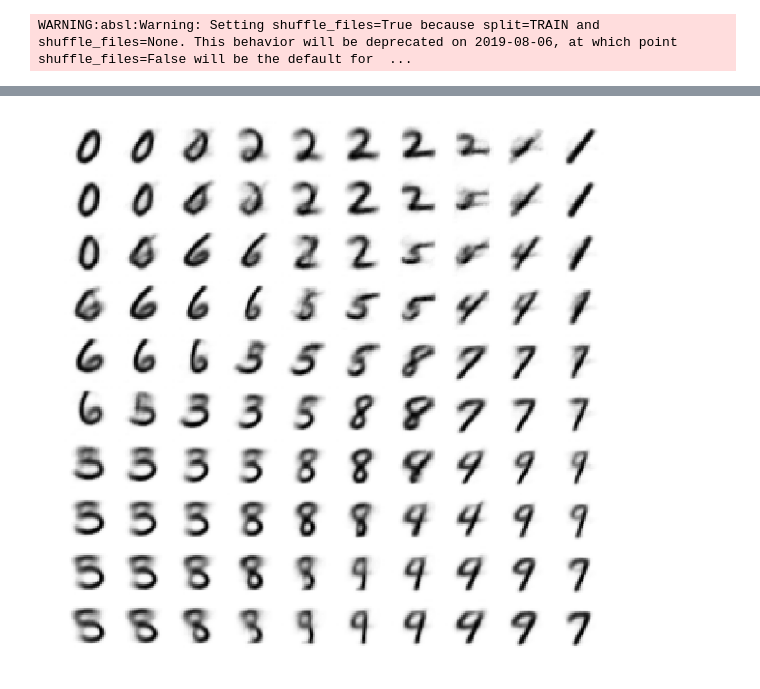
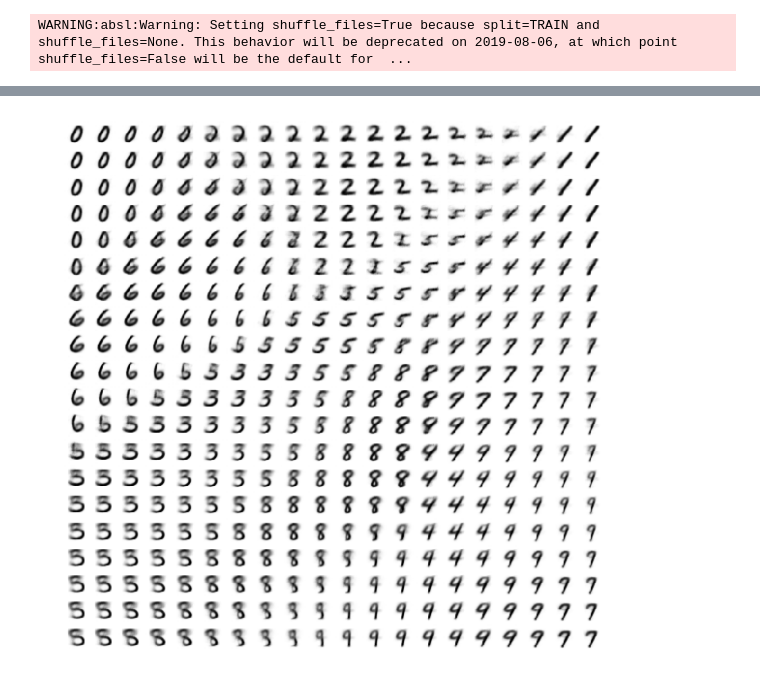
Before and after one commit to sbrml/VAEs, a Jupyter notebook: vae-mnist.ipynb, the cells around one changed output, grey strips where cells are left out. Drawn from its saved outputs; the diff is of its cells as text; code cells hidden in the pictures.

Commit message:
minor change in plotting

```diff
--- a/vae-mnist.ipynb
+++ b/vae-mnist.ipynb
@@ -219,22 +219,24 @@ with train_summary_writer.as_default():
 # %% [output]
 [interactive output not drawn]
 # %%
-grid_latents = tf.stack(tf.meshgrid(tf.linspace(-1., 1., 10), tf.linspace(-1., 1., 10)), axis=-1)
+num_imgs = 20
+
+grid_latents = tf.stack(tf.meshgrid(tf.linspace(-1., 1., num_imgs), tf.linspace(-1., 1., num_imgs)), axis=-1)
 
 grid_latents = tf.reshape(grid_latents, (-1, 2))
 
-images = tf.reshape(vae.decoder(grid_latents), (10, 10, 28, 28)).numpy()
+images = tf.reshape(vae.decoder(grid_latents), (num_imgs, num_imgs, 28, 28)).numpy()
 
 fig = plt.figure(figsize=(10, 10))
 
-for i in range(100):
+for i in range(num_imgs ** 2):
 
-    subfig = fig.add_subplot(10, 10, i + 1)
-    subfig.imshow(images[i // 10, i % 10, :, :], cmap='binary')
+    subfig = fig.add_subplot(num_imgs, num_imgs, i + 1)
+    subfig.imshow(images[i // num_imgs, i % num_imgs, :, :], cmap='binary')
 
     plt.axis('off')
 
 plt.subplots_adjust(wspace=0.1, hspace=0.1)
 plt.show()
 # %% [output]
-[figure, old version]
+[figure, new version]
```
